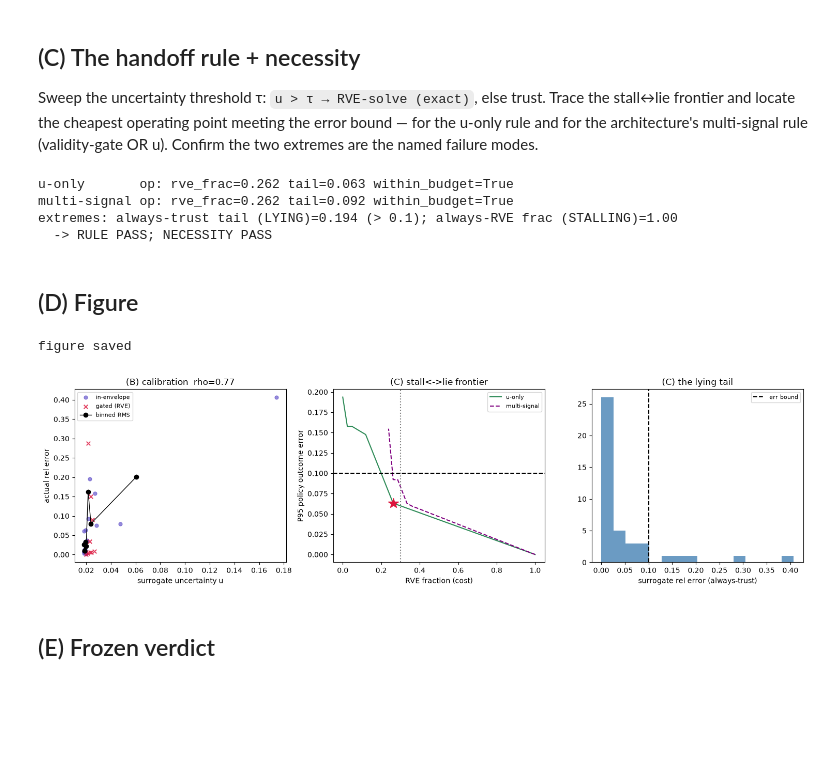
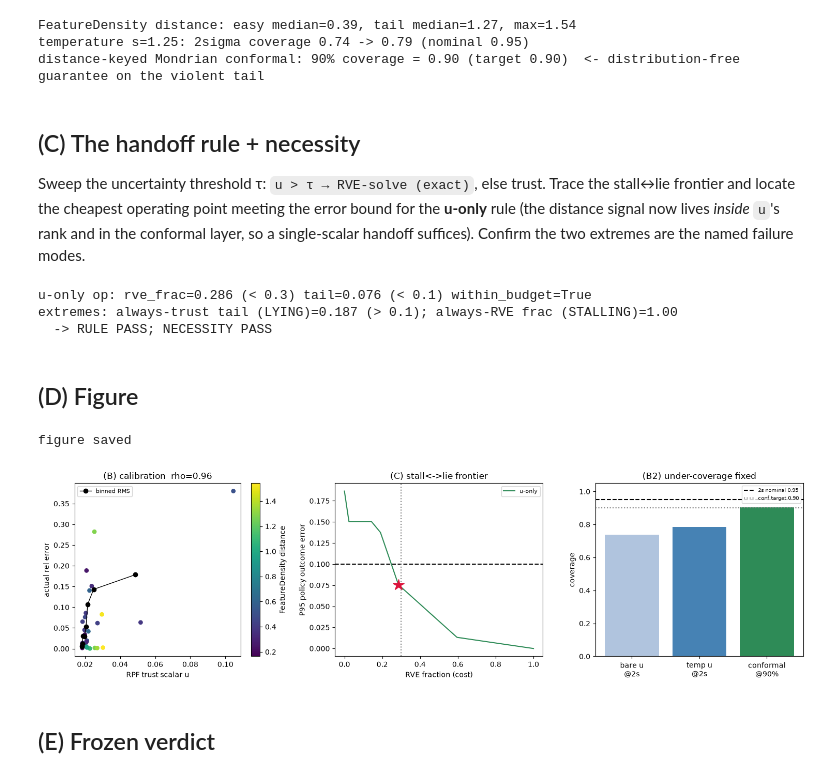
Before and after one commit to mehdiskouri/nebula, a Jupyter notebook: verification_notebooks/phase2/V2_1_rve_surrogate_handoff.ipynb, the cells around one changed output. Saved outputs shown, nothing was run; the diff lists cells and outputs as text; code cells hidden in the pictures; blank space fills up the shorter version.

```diff
--- a/verification_notebooks/phase2/V2_1_rve_surrogate_handoff.ipynb
+++ b/verification_notebooks/phase2/V2_1_rve_surrogate_handoff.ipynb
@@ -83,54 +89,66 @@ binned reliability rho = 0.770 (> 0.8?); over-confidence@1sigma = +0.064 (|.| <
+# %%
+"""(4) B2: temperature point-coverage + distance-keyed Mondrian conformal guarantee."""
+temp = hr.Calibrator.fit(pred_c, ae_c, k=2.0)
+u_temp = temp.u(pred_b)
+COV2_BARE = hr.coverage(rel_err, u)[2.0][0]
+COV2_TEMP = hr.coverage(rel_err, u_temp)[2.0][0]
+hw = hr.mondrian_conformal(pred_c['dist'], ae_c, pred_b['dist'], alpha=0.1, n_bins=3)
+CONF_COV = float(np.mean(ae_b <= hw))
+n_hard = 8   # violent_battery default tail count
+print(f"FeatureDensity distance: easy median={np.median(pred_b['dist'][:-n_hard]):.2f}, tail median={np.median(pred_b['dist'][-n_hard:]):.2f}, max={pred_b['dist'].max():.2f}")
+print(f"temperature s={temp.s:.2f}: 2sigma coverage {COV2_BARE:.2f} -> {COV2_TEMP:.2f} (nominal 0.95)")
+print(f"distance-keyed Mondrian conformal: 90% coverage = {CONF_COV:.2f} (target 0.90)  <- distribution-free guarantee on the violent tail")
+# %% [output]
+FeatureDensity distance: easy median=0.39, tail median=1.27, max=1.54
+temperature s=1.25: 2sigma coverage 0.74 -> 0.79 (nominal 0.95)
+distance-keyed Mondrian conformal: 90% coverage = 0.90 (target 0.90)  <- distribution-free guarantee on the violent tail
 # %% [markdown]
 ## (C) The handoff rule + necessity
-Sweep the uncertainty threshold τ: `u > τ → RVE-solve (exact)`, else trust. Trace the stall↔lie frontier and locate the cheapest operating point meeting the error bound — for the u-only rule and for the architecture's multi-signal rule (validity-gate OR u). Confirm the two extremes are the named failure modes.
+Sweep the uncertainty threshold τ: `u > τ → RVE-solve (exact)`, else trust. Trace the stall↔lie frontier and locate the cheapest operating point meeting the error bound for the **u-only** rule (the distance signal now lives *inside* `u`'s rank and in the conformal layer, so a single-scalar handoff suffices). Confirm the two extremes are the named failure modes.
 # %%
-"""(4) C: frontier (u-only and multi-signal), operating points, necessity."""
-fr_u = hr.frontier(u, rel_err)
-fr_g = hr.frontier(u, rel_err, gate=gate)
-op_u = hr.operating_point(fr_u, err_bound=ERR_BOUND, rve_budget=RVE_BUDGET)
-op_g = hr.operating_point(fr_g, err_bound=ERR_BOUND, rve_budget=RVE_BUDGET)
-ALWAYS_TRUST_TAIL = float(fr_u.tail_err[-1])   # tau=inf -> LYING
-ALWAYS_RVE_FRAC = float(fr_u.rve_frac[0])      # tau=0   -> STALLING
-RULE_PASS = bool(op_u['exists'] and op_u['within_budget'])
+"""(5) C: u-only frontier, operating point, necessity."""
+fr = hr.frontier(u, rel_err)
+op = hr.operating_point(fr, err_bound=ERR_BOUND, rve_budget=RVE_BUDGET)
+ALWAYS_TRUST_TAIL = float(fr.tail_err[-1])   # tau=inf -> LYING
+ALWAYS_RVE_FRAC = float(fr.rve_frac[0])      # tau=0   -> STALLING
+RULE_PASS = bool(op['exists'] and op['within_budget'])
 NECESSITY_PASS = bool(ALWAYS_TRUST_TAIL > ERR_BOUND and ALWAYS_RVE_FRAC == 1.0
-                      and (0.0 < op_u['rve_frac'] < 1.0 if op_u['exists'] else False))
-print(f"u-only       op: rve_frac={op_u['rve_frac']:.3f} tail={op_u['tail_err']:.3f} within_budget={op_u['within_budget']}")
-print(f"multi-signal op: rve_frac={op_g['rve_frac']:.3f} tail={op_g['tail_err']:.3f} within_budget={op_g['within_budget']}")
+                      and (0.0 < op['rve_frac'] < 1.0 if op['exists'] else False))
+print(f"u-only op: rve_frac={op['rve_frac']:.3f} (< {RVE_BUDGET}) tail={op['tail_err']:.3f} (< {ERR_BOUND}) within_budget={op['within_budget']}")
 print(f"extremes: always-trust tail (LYING)={ALWAYS_TRUST_TAIL:.3f} (> {ERR_BOUND}); always-RVE frac (STALLING)={ALWAYS_RVE_FRAC:.2f}")
 print(f"  -> RULE {'PASS' if RULE_PASS else 'FAIL'}; NECESSITY {'PASS' if NECESSITY_PASS else 'FAIL'}")
 # %% [output]
-u-only       op: rve_frac=0.262 tail=0.063 within_budget=True
-multi-signal op: rve_frac=0.262 tail=0.092 within_budget=True
-extremes: always-trust tail (LYING)=0.194 (> 0.1); always-RVE frac (STALLING)=1.00
+u-only op: rve_frac=0.286 (< 0.3) tail=0.076 (< 0.1) within_budget=True
+extremes: always-trust tail (LYING)=0.187 (> 0.1); always-RVE frac (STALLING)=1.00
   -> RULE PASS; NECESSITY PASS
 # %% [markdown]
 ## (D) Figure
 # %%
-"""(5) Figure -> results/V2_1_rve_surrogate_handoff.png"""
+"""(6) Figure -> results/V2_1_rve_surrogate_handoff.png"""
 fig, ax = plt.subplots(1, 3, figsize=(15, 4.3))
-ax[0].scatter(u[~gate], rel_err[~gate], s=24, alpha=0.7, color='slateblue', label='in-envelope')
-ax[0].scatter(u[gate], rel_err[gate], s=30, alpha=0.8, color='crimson', marker='x', label='gated (RVE)')
+sc = ax[0].scatter(u, rel_err, c=pred_b['dist'], cmap='viridis', s=28)
 order = np.argsort(u); bins = np.array_split(order, 8)
 bu = [u[b].mean() for b in bins]; be = [np.sqrt((rel_err[b]**2).mean()) for b in bins]
 ax[0].plot(bu, be, 'o-', color='black', lw=1, label='binned RMS')
-ax[0].set_xlabel('surrogate uncertainty u'); ax[0].set_ylabel('actual rel error')
+ax[0].set_xlabel('RPF trust scalar u'); ax[0].set_ylabel('actual rel error')
 ax[0].set_title(f'(B) calibration  rho={RHO:.2f}'); ax[0].legend(fontsize=8)
-ax[1].plot(fr_u.rve_frac, fr_u.tail_err, '-', color='seagreen', label='u-only')
-ax[1].plot(fr_g.rve_frac, fr_g.tail_err, '--', color='purple', label='multi-signal')
+fig.colorbar(sc, ax=ax[0], label='FeatureDensity distance')
+ax[1].plot(fr.rve_frac, fr.tail_err, '-', color='seagreen', label='u-only')
 ax[1].axhline(ERR_BOUND, ls='--', c='k'); ax[1].axvline(RVE_BUDGET, ls=':', c='gray')
-if op_u['exists']: ax[1].plot(op_u['rve_frac'], op_u['tail_err'], '*', ms=15, color='crimson')
+if op['exists']: ax[1].plot(op['rve_frac'], op['tail_err'], '*', ms=16, color='crimson')
 ax[1].set_xlabel('RVE fraction (cost)'); ax[1].set_ylabel('P95 policy outcome error')
 ax[1].set_title('(C) stall<->lie frontier'); ax[1].legend(fontsize=8)
-ax[2].hist(rel_err, bins=16, color='steelblue', alpha=0.8)
-ax[2].axvline(ERR_BOUND, ls='--', c='k', label='err bound')
-ax[2].set_xlabel('surrogate rel error (always-trust)'); ax[2].set_title('(C) the lying tail'); ax[2].legend(fontsize=8)
+labels = ['bare u\n@2s', 'temp u\n@2s', 'conformal\n@90%']
+ax[2].bar(labels, [COV2_BARE, COV2_TEMP, CONF_COV], color=['lightsteelblue','steelblue','seagreen'])
+ax[2].axhline(0.95, ls='--', c='k', label='2s nominal 0.95'); ax[2].axhline(0.90, ls=':', c='gray', label='conf target 0.90')
+ax[2].set_ylim(0, 1.05); ax[2].set_ylabel('coverage'); ax[2].set_title('(B2) under-coverage fixed'); ax[2].legend(fontsize=7)
 fig.tight_layout()
 outdir = REPO / "verification_notebooks" / "phase2" / "results"; outdir.mkdir(exist_ok=True)
 fig.savefig(outdir / "V2_1_rve_surrogate_handoff.png", dpi=110)
 print('figure saved')
 # %% [output]
 figure saved
-[figure, old version]
+[figure, new version]
 # %% [markdown]
 ## (E) Frozen verdict
 # %%
```
Also changed, not shown: parts of 9 cells of this notebook, 45 other files.
